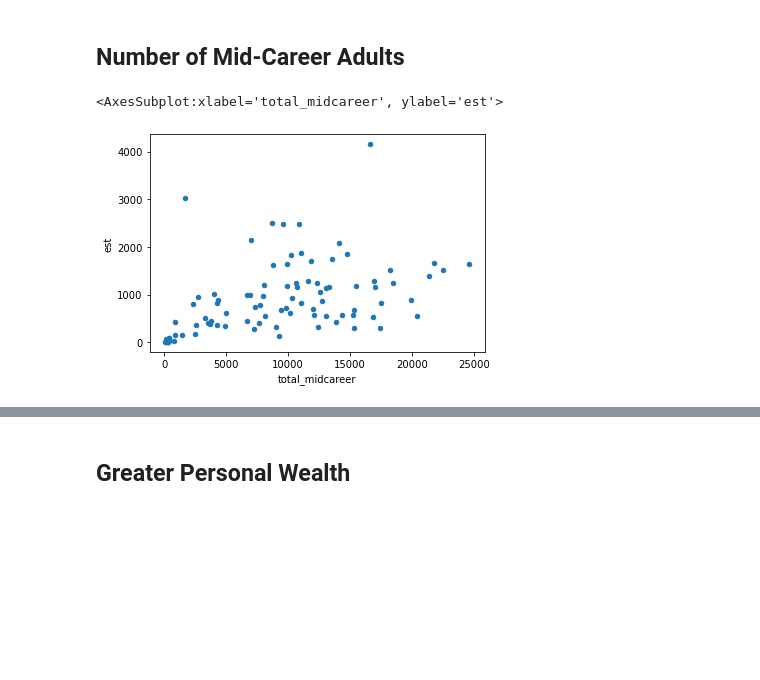
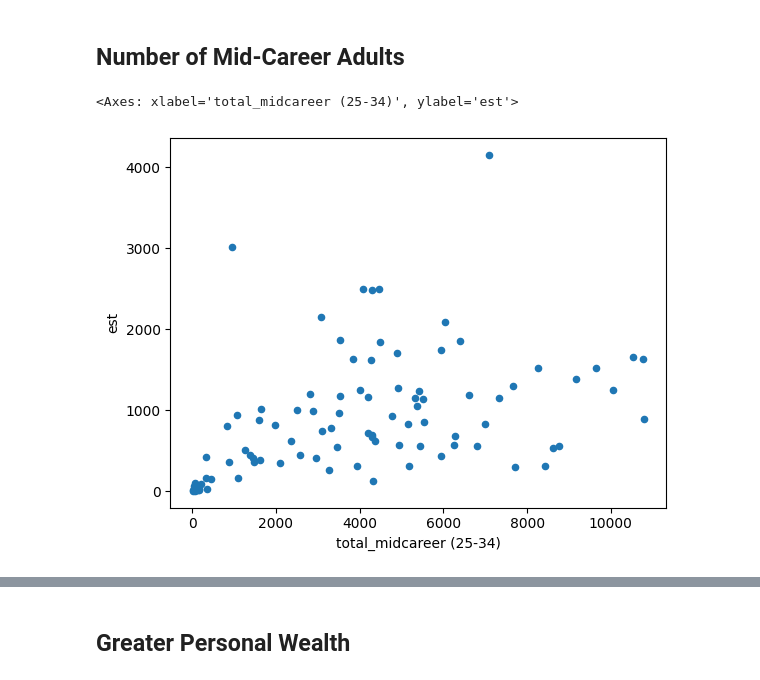
Before and after one commit to inno-apfel/DSC180A-Q1-Project, a Jupyter notebook: notebooks/development/exploration.ipynb, the cells around one changed output, grey strips where cells are left out. Saved outputs shown, nothing was run; the diff lists cells and outputs as text; code cells hidden in the pictures; blank space fills up the shorter version.

```diff
--- a/notebooks/development/exploration.ipynb
+++ b/notebooks/development/exploration.ipynb
@@ -139,7 +144,7 @@ data.groupby('zip')['naics_55_pct'].mean().sort_values(ascending=False).head(25)
 # %% [markdown]
 ## Number of Mid-Career Adults
 # %%
-data.groupby('zip')[['total_midcareer', 'est']].mean().plot(kind='scatter', x='total_midcareer', y='est')
+data.groupby('zip')[['total_midcareer (25-34)', 'est']].mean().plot(kind='scatter', x='total_midcareer (25-34)', y='est')
 # %% [output]
-<AxesSubplot:xlabel='total_midcareer', ylabel='est'>
+<Axes: xlabel='total_midcareer (25-34)', ylabel='est'>
-[figure, old version]
+[figure, new version]
```
Also changed, not shown: parts of 26 cells of this notebook, 1 other file.
